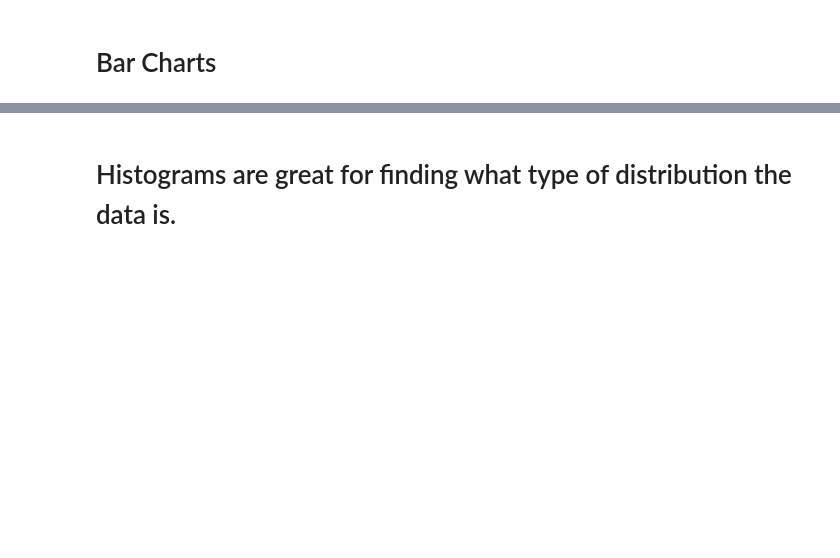
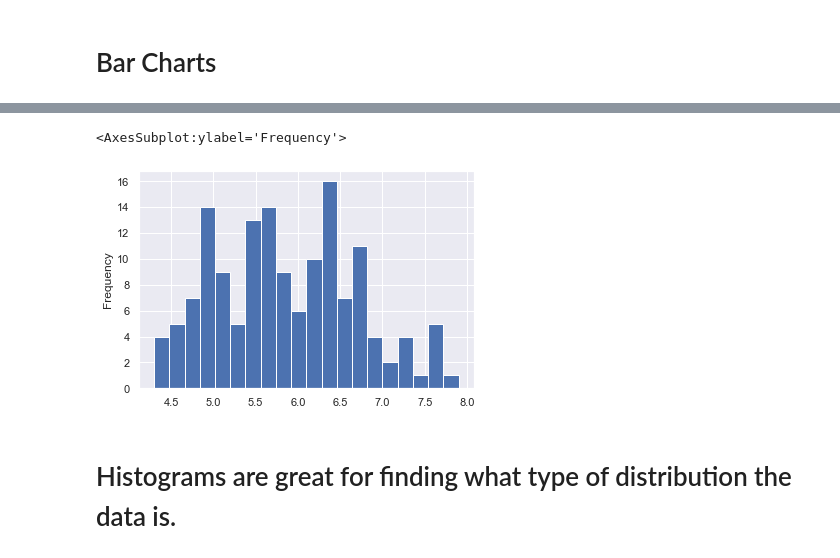
Before and after one commit to ivywei1125/2021-fall-data-science, a Jupyter notebook: Week-02-EDA/Lecture-EDA.ipynb, the cells around one changed output, grey strips where cells are left out. Saved outputs shown, nothing was run; the diff lists cells and outputs as text; code cells hidden in the pictures; blank space fills up the shorter version.

```diff
--- a/Week-02-EDA/Lecture-EDA.ipynb
+++ b/Week-02-EDA/Lecture-EDA.ipynb
@@ -116,6 +178,9 @@ df.plot(kind='scatter', x='sepal_width', y='sepal_length', figsize=(13,8), alpha
 # How do we remove this outlier...?
 # %%
 # Ask students to see if they can answer this.
+
+select_condition = df['sepal_width']<20
+df = df[select_condition]
 # %% [markdown]
 # More plotting.
 # %%
@@ -136,3 +215,8 @@ gb.plot(kind='bar');
+# %%
+df['sepal_length'].plot(kind ='hist', bins=20)
+# %% [output]
+<AxesSubplot:ylabel='Frequency'>
+[figure, added]
 # %% [markdown]
 # Histograms are great for finding what type of distribution the data is.
 # %%
```
Also changed, not shown: parts of 39 cells of this notebook, 1 other file.
